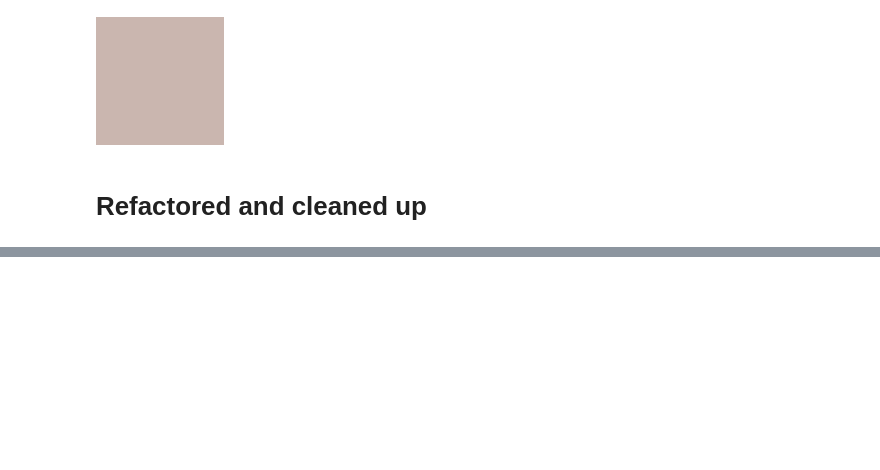
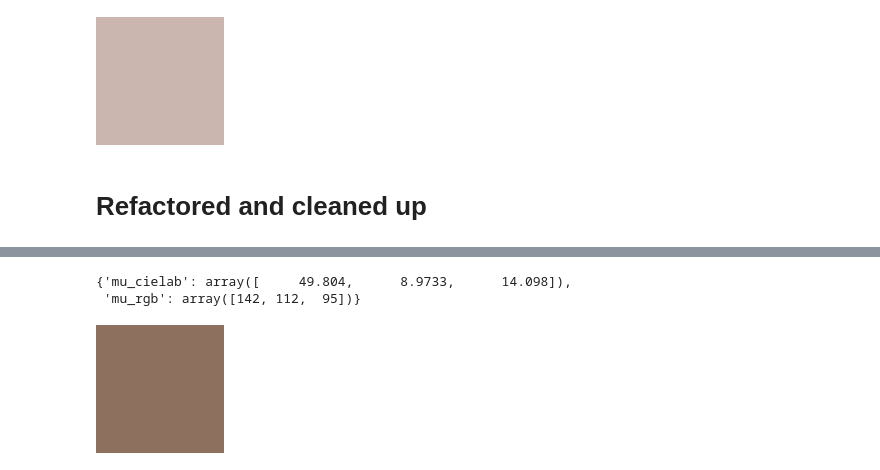
Before and after one commit to dmarx/whats-in-a-name, a Jupyter notebook: programmatic.ipynb, the cells around one changed output, grey strips where cells are left out. Saved outputs shown, nothing was run; the diff lists cells and outputs as text; code cells hidden in the pictures; blank space fills up the shorter version.

```diff
--- a/programmatic.ipynb
+++ b/programmatic.ipynb
@@ -530,7 +527,7 @@ with torch.inference_mode():
     imagetomask = NODE_CLASS_MAPPINGS["ImageToMask"]()
     tobinarymask = NODE_CLASS_MAPPINGS["ToBinaryMask"]()
     samloader = NODE_CLASS_MAPPINGS["SAMLoader"]()
-    saveimage = SaveImage()
+    #saveimage = SaveImage()
 
 
     samloader_29 = samloader.load_model(
@@ -541,6 +538,7 @@ def masks_from_image(image: torch.tensor):
     """
     Returns masks (e.g. for skin, hair, eyes) for color analysis
     """
+    input_image_data = image
     with torch.inference_mode():
         #mediapipe_facemeshpreprocessor_11 = mediapipe_facemeshpreprocessor.detect(
         detected_facemesh = mediapipe_facemeshpreprocessor.detect(
@@ -623,6 +621,7 @@ def masks_from_image(image: torch.tensor):
             ### exclude face outline from hair mask
             ###  TODO: this doesn't need to be achieved through comfy
             #subtractmask_133 = subtractmask.doit(
+            face_mask0 = get_face()
             hair_mask3 = subtractmask.doit(
                     mask1=hair_mask2, #get_value_at_index(invertmask_73, 0),
                     mask2=face_mask0 #get_value_at_index(segstocombinedmask_25, 0),
@@ -684,0 +686,12 @@ def masks_from_image(image: torch.tensor):
+# %%
+from colorspacious import cspace_convert, cspace_converter
+from PIL import Image
+import numpy as np
+
+impath = "/home/dmarx/projects/whats-in-a-name/images/a_photo_of_adele_portrait_photography_full_color_face_full_frame/1695441053_3.png"
+image = Image.open(impath)
+image = cspace_convert(image, "sRGB255", "sRGB1")
+# image.shape - torch.Size([1, 512, 512, 3])
+image = np.expand_dims(image, axis=0) # add batch dimension
+image = torch.tensor(image)
+masks = masks_from_image(torch.tensor(image))
@@ -684,0 +707,31 @@ def masks_from_image(image: torch.tensor):
+# %%
+### Apply mask
+
+### summarize color at mask
+
+def summarize_mask_color(image, mask):
+
+    image[mask.unsqueeze(0)==1].shape
+
+    masked_cie = cspace_convert(image[mask.unsqueeze(0)==1], "sRGB1", "CIELab")
+    mu_cielab = masked_cie.mean(axis=0) # well, that sure is quite different.
+    mu_cielab
+
+    mu_rgb = cspace_convert(mu_cielab, "CIELab", "sRGB255")
+    mu_rgb = mu_rgb.round().astype('int')
+    return {'mu_cielab':mu_cielab, 'mu_rgb':mu_rgb}
+# %%
+hair_tone = summarize_mask_color(image, masks['hair'])
+skin_tone = summarize_mask_color(image, masks['skin'])
+# %%
+hair_tone
+# %% [output]
+{'mu_cielab': array([     49.804,      8.9733,      14.098]),
+ 'mu_rgb': array([142, 112,  95])}
+# %%
+from PIL import Image
+tile = Image.new('RGB', (128,128))
+tile.paste( tuple(hair_tone['mu_rgb']), (0, 0, tile.size[0], tile.size[1]))
+tile
+# %% [output]
+[figure, added]
```
Also changed, not shown: parts of 11 cells of this notebook.
